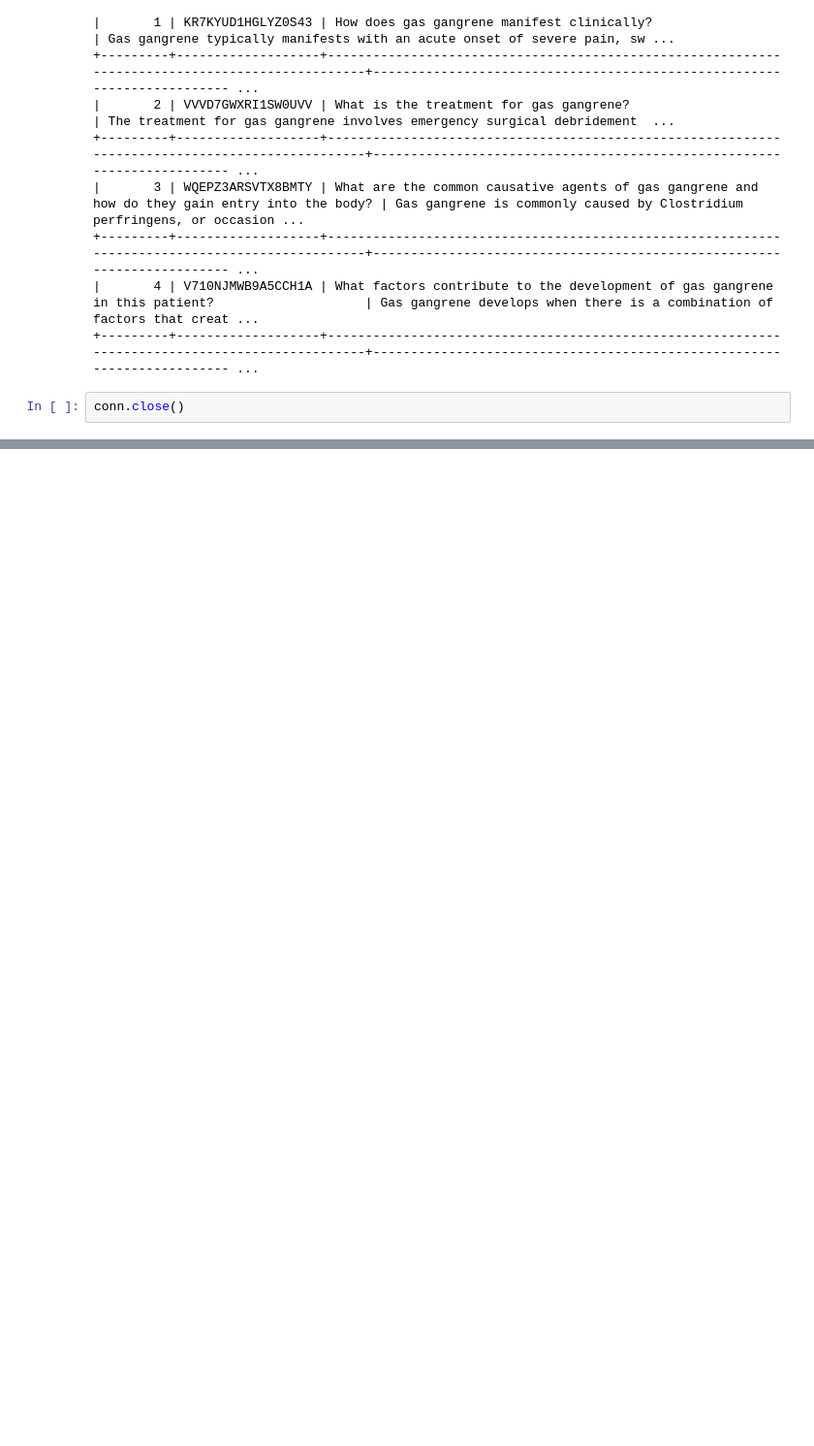
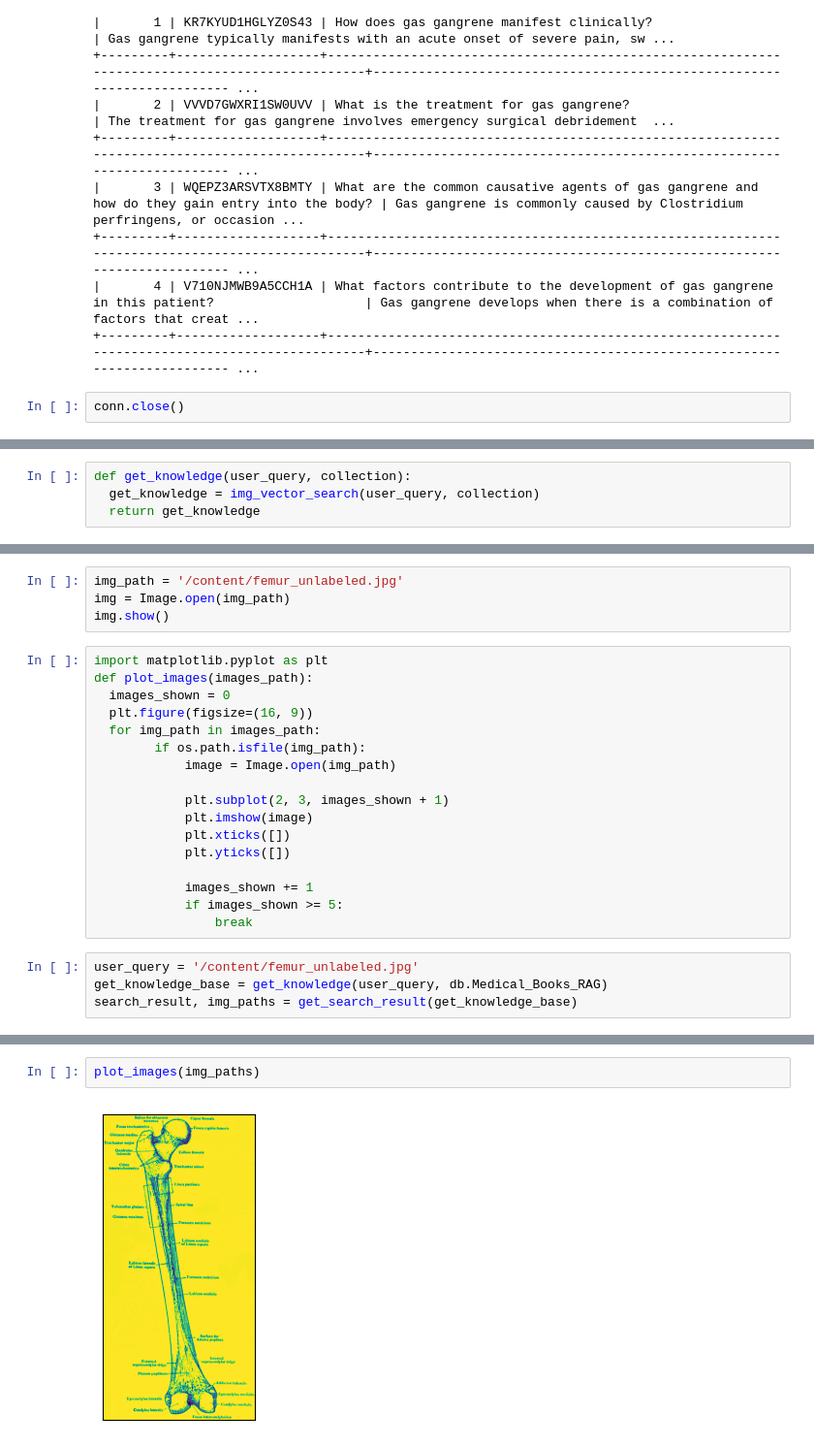
Before and after one commit to Samin-Sadaf7/QuestionAnswerGenerator, a Jupyter notebook: Medibee_AI_Integration.ipynb, the cells around one changed output, grey strips where cells are left out. Shown at 97% size. Drawn from its saved outputs; the diff is of its cells as text; blank space fills up the shorter version.

Commit message:
Updated the code for image rag implementation

```diff
--- a/Medibee_AI_Integration.ipynb
+++ b/Medibee_AI_Integration.ipynb
@@ -1604,0 +1721,4 @@ conn.close()
+# %%
+def get_knowledge(user_query, collection):
+  get_knowledge = img_vector_search(user_query, collection)
+  return get_knowledge
@@ -1604,0 +1748,25 @@ conn.close()
+# %%
+img_path = '/content/femur_unlabeled.jpg'
+img = Image.open(img_path)
+img.show()
+# %%
+import matplotlib.pyplot as plt
+def plot_images(images_path):
+  images_shown = 0
+  plt.figure(figsize=(16, 9))
+  for img_path in images_path:
+        if os.path.isfile(img_path):
+            image = Image.open(img_path)
+
+            plt.subplot(2, 3, images_shown + 1)
+            plt.imshow(image)
+            plt.xticks([])
+            plt.yticks([])
+
+            images_shown += 1
+            if images_shown >= 5:
+                break
+# %%
+user_query = '/content/femur_unlabeled.jpg'
+get_knowledge_base = get_knowledge(user_query, db.Medical_Books_RAG)
+search_result, img_paths = get_search_result(get_knowledge_base)
@@ -1604,0 +1797,4 @@ conn.close()
+# %%
+plot_images(img_paths)
+# %% [output]
+[figure, added]
```
Also changed, not shown: parts of 21 cells of this notebook.
